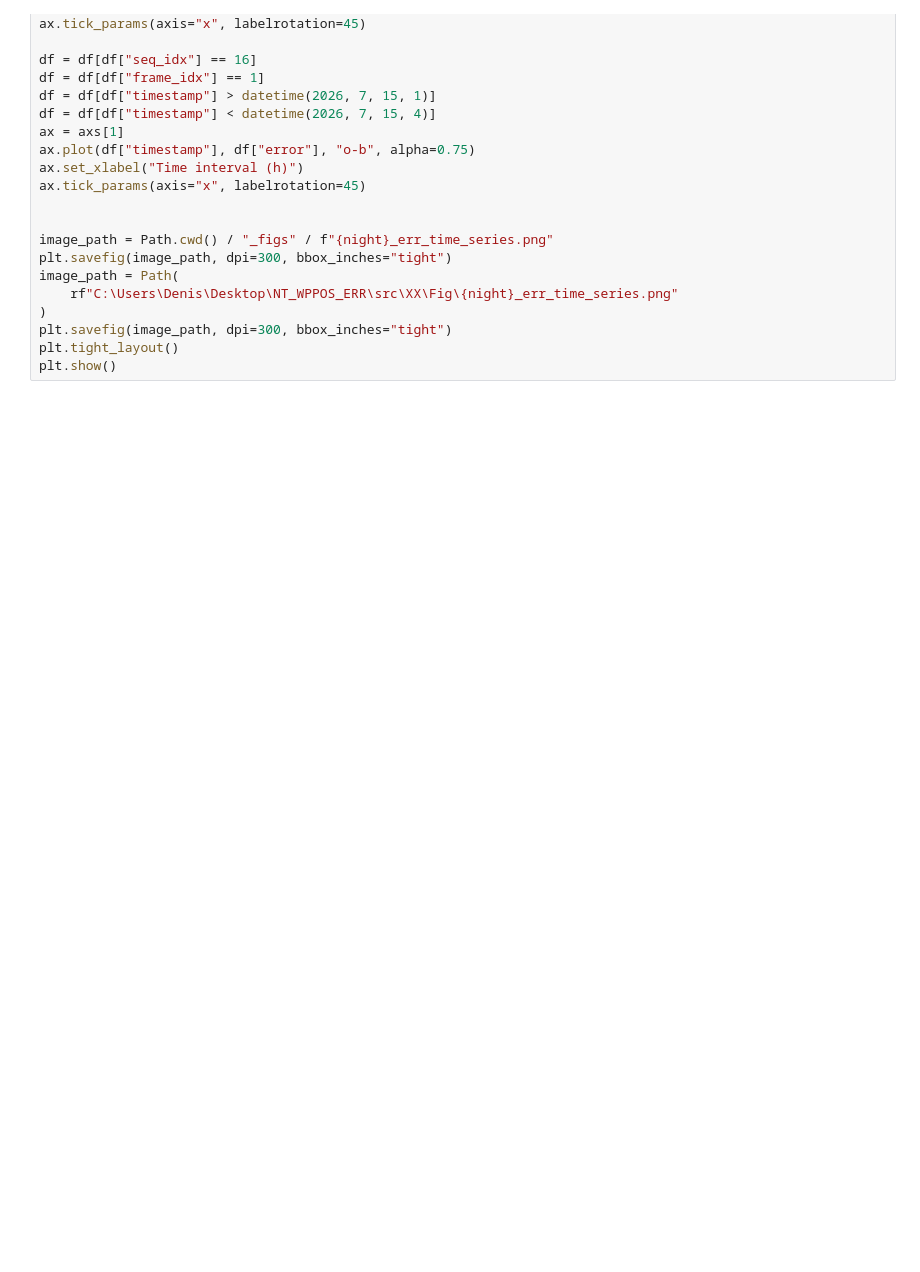
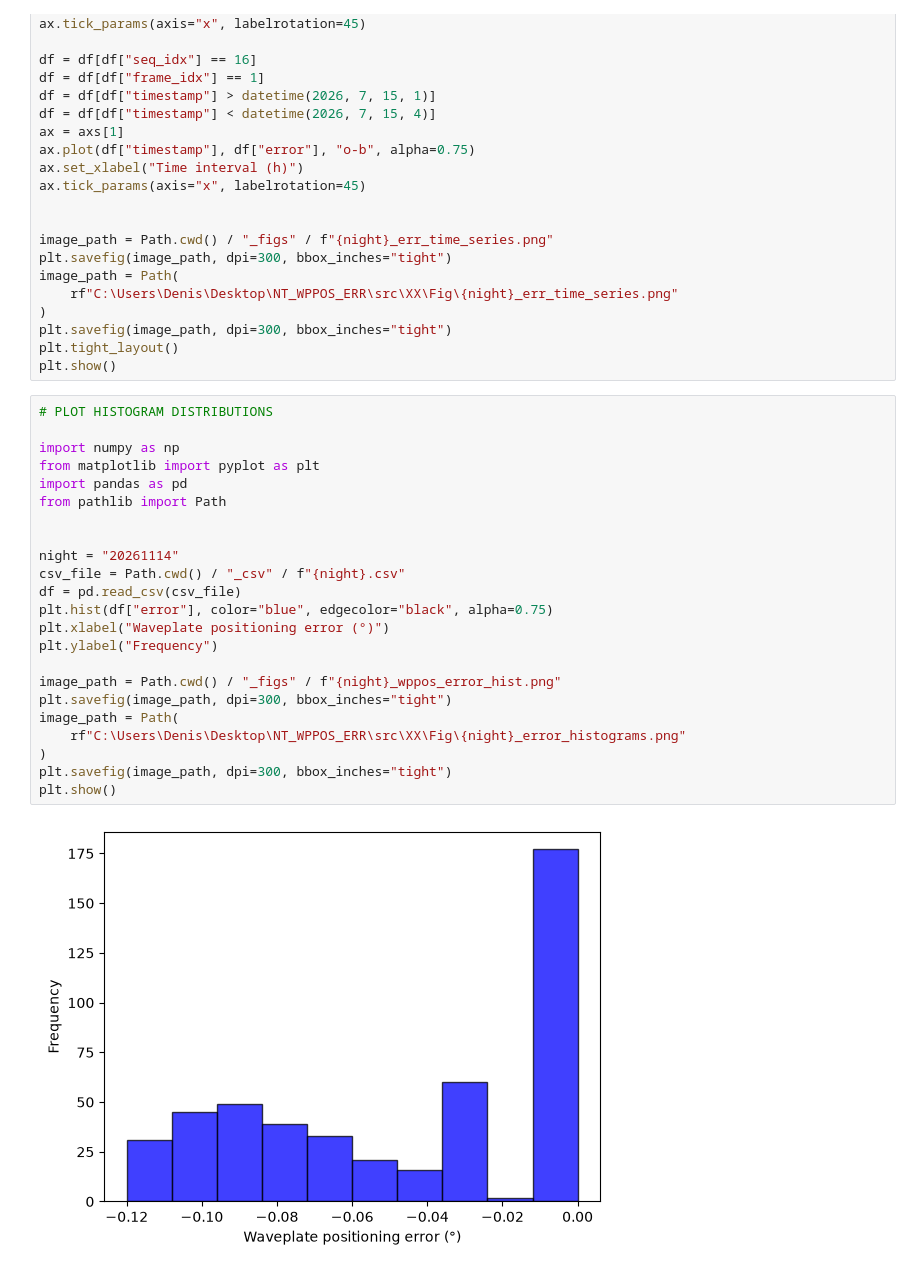
Before and after one commit to dev-LNA/S4CSTP, a Jupyter notebook: notebooks/wppos_error/wppos_error.ipynb, the cells around one changed output. Drawn from its saved outputs; the diff is of its cells as text; blank space fills up the shorter version.

```diff
--- a/notebooks/wppos_error/wppos_error.ipynb
+++ b/notebooks/wppos_error/wppos_error.ipynb
@@ -205,3 +238,28 @@ image_path = Path(
 plt.savefig(image_path, dpi=300, bbox_inches="tight")
 plt.tight_layout()
 plt.show()
+# %%
+# PLOT HISTOGRAM DISTRIBUTIONS
+
+import numpy as np
+from matplotlib import pyplot as plt
+import pandas as pd
+from pathlib import Path
+
+
+night = "20261114"
+csv_file = Path.cwd() / "_csv" / f"{night}.csv"
+df = pd.read_csv(csv_file)
+plt.hist(df["error"], color="blue", edgecolor="black", alpha=0.75)
+plt.xlabel("Waveplate positioning error (°)")
+plt.ylabel("Frequency")
+
+image_path = Path.cwd() / "_figs" / f"{night}_wppos_error_hist.png"
+plt.savefig(image_path, dpi=300, bbox_inches="tight")
+image_path = Path(
+    rf"C:\Users\Denis\Desktop\NT_WPPOS_ERR\src\XX\Fig\{night}_error_histograms.png"
+)
+plt.savefig(image_path, dpi=300, bbox_inches="tight")
+plt.show()
+# %% [output]
+[figure, added]
```
Also changed, not shown: parts of 3 cells of this notebook, 13 other files.
